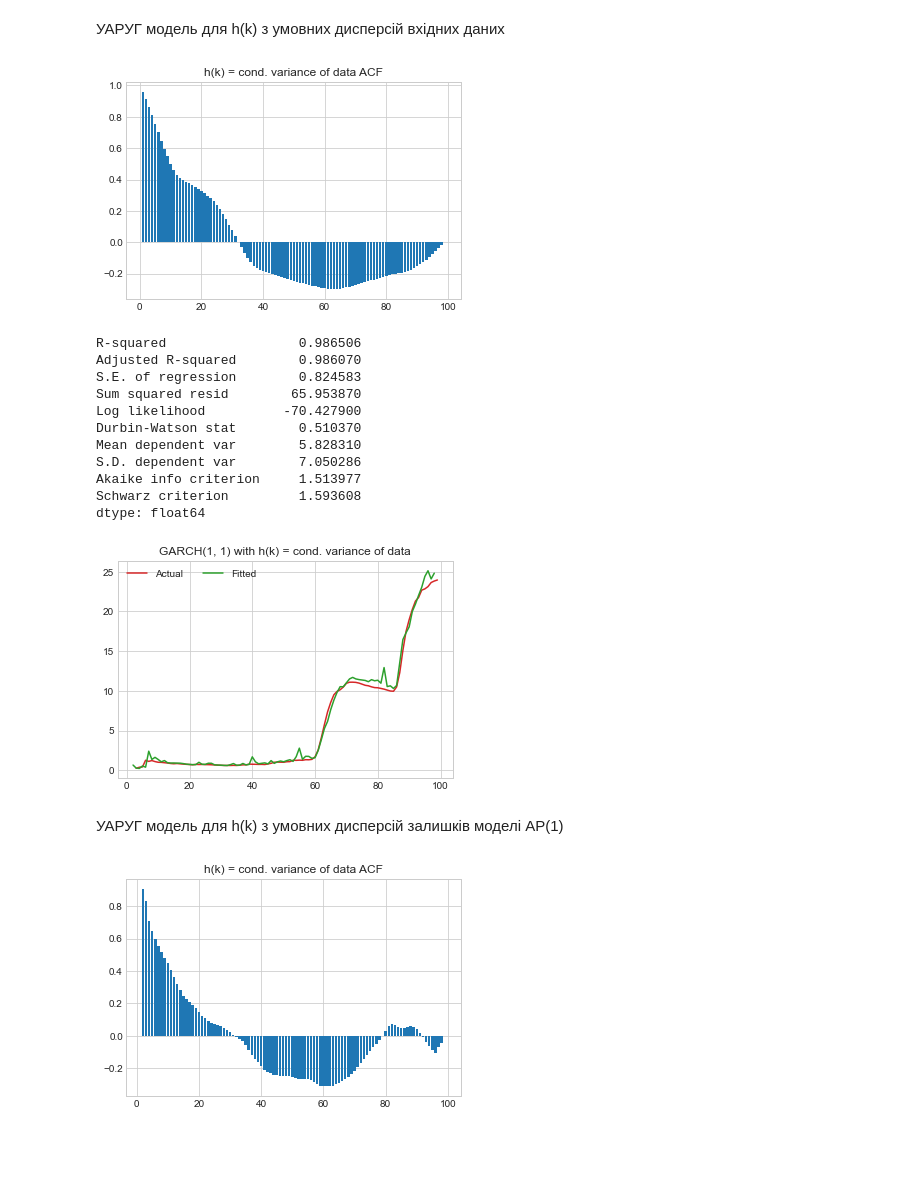
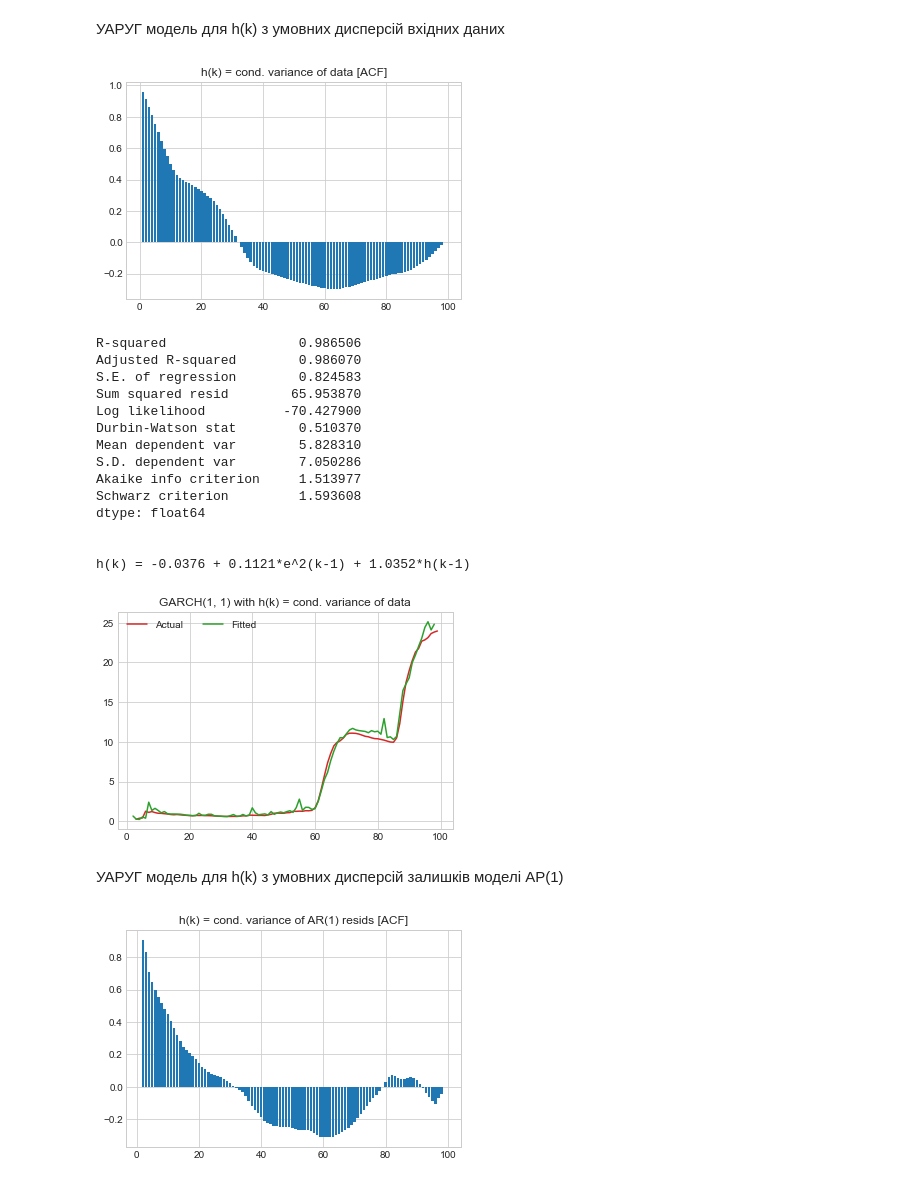
Before and after one commit to andrii0yerko/timeseries_iasa, a Jupyter notebook: lab5.ipynb, the cells around one changed output. Saved outputs shown, nothing was run; the diff lists cells and outputs as text; code cells hidden in the pictures; blank space fills up the shorter version.

```diff
--- a/lab5.ipynb
+++ b/lab5.ipynb
@@ -70,7 +70,15 @@ plt.plot(arch_1['fitted'], label='Fitted', color='tab:green')
 plt.legend(loc='upper left', ncol=2)
 plt.title(f'ARCH(1)')
 
-ARMAEstimation(arch_1['actual'].values, arch_1['fitted'].values, arch_1['model_order'])
+print(ARMAEstimation(arch_1['actual'].values, arch_1['fitted'].values, arch_1['model_order']))
+print('\n')
+
+p = arch_1['model_order'][0]
+coef = arch_1['coefficients']
+eq = f'e^2(k) = {coef[0]:.4f} '
+for k in range(1, p+1):
+    eq += f'+ {coef[k]:.4f}*e^2(k-{k}) ' if coef[k]>=0 else f'- {-coef[k]:.4f}*e^2(k-{k}) '
+print(eq)
 # %% [output]
 R-squared                  0.221067
 Adjusted R-squared         0.204668
@@ -90,7 +101,15 @@ plt.plot(arch_4['fitted'], label='Fitted', color='tab:green')
 plt.legend(loc='upper left', ncol=2)
 plt.title(f'ARCH(4)')
 
-ARMAEstimation(arch_4['actual'].values, arch_4['fitted'].values, arch_4['model_order'])
+print(ARMAEstimation(arch_4['actual'].values, arch_4['fitted'].values, arch_4['model_order']))
+print('\n')
+
+p = arch_4['model_order'][0]
+coef = arch_4['coefficients']
+eq = f'e^2(k) = {coef[0]:.4f} '
+for k in range(1, p+1):
+    eq += f'+ {coef[k]:.4f}*e^2(k-{k}) ' if coef[k]>=0 else f'- {-coef[k]:.4f}*e^2(k-{k}) '
+print(eq)
 # %% [output]
 R-squared                  0.234413
 Adjusted R-squared         0.191402
@@ -159,10 +181,10 @@ def GARCH(eps2, h, pacf_tolerance=None):
 # %%
 h = CondVar(data)
 plt.bar(np.arange(h.index.start, h.index.stop), ACF(h))
-plt.title('h(k) = cond. variance of data ACF')
+plt.title('h(k) = cond. variance of data [ACF]')
 plt.show()
 # %% [output]
-[figure, old version]
+[figure, new version]
 # %%
 garch_data = GARCH(resid2, CondVar(data))
 
@@ -171,7 +193,17 @@ plt.plot(garch_data['fitted'], label='Fitted', color='tab:green')
 plt.legend(loc='upper left', ncol=2)
 plt.title(f'GARCH{garch_data["model_order"]} with h(k) = cond. variance of data')
 
-ARMAEstimation(garch_data['actual'].values, garch_data['fitted'].values, garch_data['model_order'])
+print(ARMAEstimation(garch_data['actual'].values, garch_data['fitted'].values, garch_data['model_order']))
+print('\n')
+
+p, q = garch_data['model_order']
+coef = garch_data['coefficients']
+eq = f'h(k) = {coef[0]:.4f} '
+for k in range(1, p+1):
+    eq += f'+ {coef[k]:.4f}*e^2(k-{k}) ' if coef[k]>=0 else f'- {-coef[k]:.4f}*e^2(k-{k}) '
+for k in range(1, q+1):
+    eq += f'+ {coef[p+k]:.4f}*h(k-{k}) ' if coef[p+k]>=0 else f'- {-coef[p+k]:.4f}*h(k-{p+k}) '
+print(eq)
 # %% [output]
 R-squared                 0.986506
 Adjusted R-squared        0.986070
@@ -184,16 +216,19 @@ S.D. dependent var        7.050286
 Akaike info criterion     1.513977
 Schwarz criterion         1.593608
 dtype: float64
+
+
+h(k) = -0.0376 + 0.1121*e^2(k-1) + 1.0352*h(k-1)
 [figure]
 # %% [markdown]
 УАРУГ модель для h(k) з умовних дисперсій залишків моделі АР(1)
 # %%
 h = CondVar(resid)
 plt.bar(np.arange(h.index.start, h.index.stop), ACF(h))
-plt.title('h(k) = cond. variance of data ACF')
+plt.title('h(k) = cond. variance of AR(1) resids [ACF]')
 plt.show()
 # %% [output]
-[figure, old version]
+[figure, new version]
 # %%
 garch_resid = GARCH(resid2, CondVar(resid))
 
```
Also changed, not shown: parts of 4 cells of this notebook.
